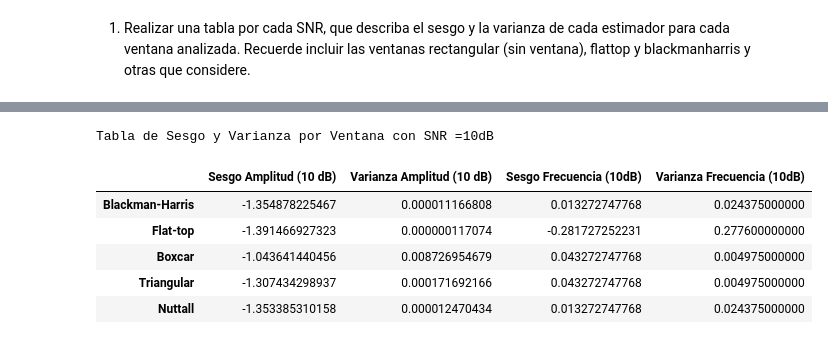
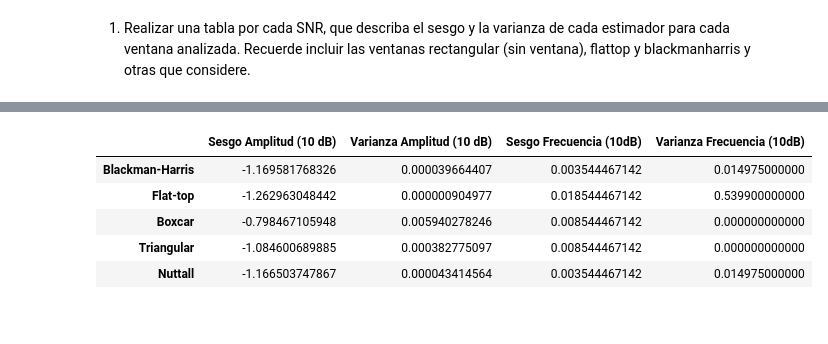
Before and after one commit to Joaquin11Sto/directorio_de_trabajo, a Jupyter notebook: TS4.ipynb, the cells around one changed output, grey strips where cells are left out. Saved outputs shown, nothing was run; the diff lists cells and outputs as text; code cells hidden in the pictures.

```diff
--- a/TS4.ipynb
+++ b/TS4.ipynb
@@ -121,16 +128,16 @@ final_fft_9=1/N*np.fft.fft(ventaneo_9,axis=0)
 final_fft_10=1/N*np.fft.fft(ventaneo_10,axis=0)
 
 #Aplico el valor absoluta a la transformada
-final_BMH = np.abs(final_fft_1)**2
-final_FLT = np.abs(final_fft_2)**2
-final_BOX = np.abs(final_fft_3)**2
-final_TRA = np.abs(final_fft_4)**2
-final_NUT = np.abs(final_fft_5)**2
-final_BMH_2 = np.abs(final_fft_6)**2
-final_FLT_2 = np.abs(final_fft_7)**2
-final_BOX_2 = np.abs(final_fft_8)**2
-final_TRA_2 = np.abs(final_fft_9)**2
-final_NUT_2 = np.abs(final_fft_10)**2
+final_BMH = np.abs(final_fft_1)
+final_FLT = np.abs(final_fft_2)
+final_BOX = np.abs(final_fft_3)
+final_TRA = np.abs(final_fft_4)
+final_NUT = np.abs(final_fft_5)
+final_BMH_2 = np.abs(final_fft_6)
+final_FLT_2 = np.abs(final_fft_7)
+final_BOX_2 = np.abs(final_fft_8)
+final_TRA_2 = np.abs(final_fft_9)
+final_NUT_2 = np.abs(final_fft_10)
 # %%
 #Calculo de estimadores
 
@@ -247,21 +254,20 @@ varianza_omega_NUT_2 = np.var(omega_estimador_10)
 # %%
 ##Tabla datos
 
 tabla = pd.DataFrame({
     "Sesgo Amplitud (10 dB)": [sesgo_a_BHK, sesgo_a_FLT, sesgo_a_BOX, sesgo_a_TRA, sesgo_a_NUT],
     "Varianza Amplitud (10 dB)": [varianza_a_BHK, varianza_a_FLT, varianza_a_BOX,varianza_a_TRA, varianza_a_NUT],
     "Sesgo Frecuencia (10dB)": [sesgo_omega_BHK,sesgo_omega_FLT,sesgo_omega_BOX,sesgo_omega_TRA,sesgo_omega_NUT],
     "Varianza Frecuencia (10dB)": [varianza_omega_BHK,varianza_omega_FLT,varianza_omega_BOX,varianza_omega_TRA,varianza_omega_NUT],
 }, index=["Blackman-Harris", "Flat-top", "Boxcar", "Triangular", "Nuttall"])
 
-tabla.style.set_caption("Tabla de Sesgo y Varianza por Ventana con SNR =10dB") \
-    .format("{:.16f}") \
+tabla.style.set_caption("") \
+    .format("{:.12f}") \
     .set_table_styles([{"selector": "caption", "props": [("font-size", "16px"), ("font-weight", "bold")]}])
 # %% [output]
-Tabla de Sesgo y Varianza por Ventana con SNR =10dB
 |  | Sesgo Amplitud (10 dB) | Varianza Amplitud (10 dB) | Sesgo Frecuencia (10dB) | Varianza Frecuencia (10dB) |
-| Blackman-Harris | -1.354878225467 | 0.000011166808 | 0.013272747768 | 0.024375000000 |
-| Flat-top | -1.391466927323 | 0.000000117074 | -0.281727252231 | 0.277600000000 |
-| Boxcar | -1.043641440456 | 0.008726954679 | 0.043272747768 | 0.004975000000 |
-| Triangular | -1.307434298937 | 0.000171692166 | 0.043272747768 | 0.004975000000 |
-| Nuttall | -1.353385310158 | 0.000012470434 | 0.013272747768 | 0.024375000000 |
+| Blackman-Harris | -1.169581768326 | 0.000039664407 | 0.003544467142 | 0.014975000000 |
+| Flat-top | -1.262963048442 | 0.000000904977 | 0.018544467142 | 0.539900000000 |
+| Boxcar | -0.798467105948 | 0.005940278246 | 0.008544467142 | 0.000000000000 |
+| Triangular | -1.084600689885 | 0.000382775097 | 0.008544467142 | 0.000000000000 |
+| Nuttall | -1.166503747867 | 0.000043414564 | 0.003544467142 | 0.014975000000 |
```
Also changed, not shown: parts of 16 cells of this notebook, 3 other files.
